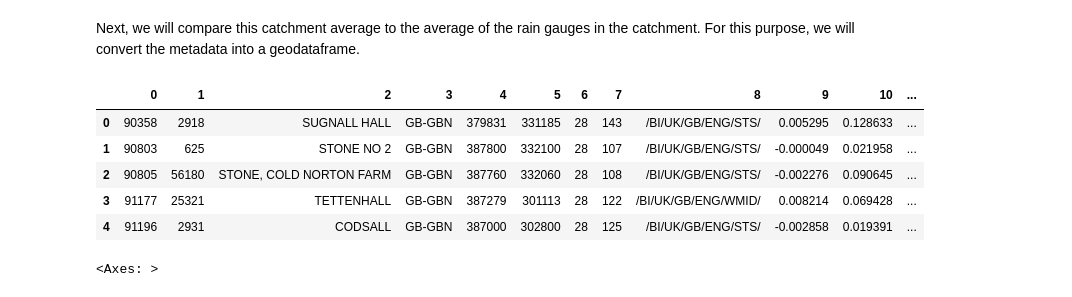
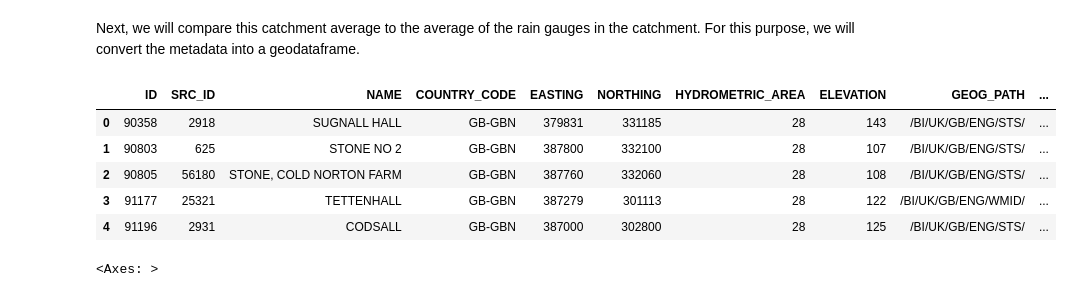
Before and after one commit to Thomasjkeel/UKCEH_Summer_School, a Jupyter notebook: Workshop_4/Workshop_4_rainfall_comparison.ipynb, the cells around one changed output. Saved outputs shown, nothing was run; the diff lists cells and outputs as text; code cells hidden in the pictures.

```diff
--- a/Workshop_4/Workshop_4_rainfall_comparison.ipynb
+++ b/Workshop_4/Workshop_4_rainfall_comparison.ipynb
@@ -575,11 +582,16 @@ one_gridcell_time = one_gauge_grid_cell['time'].data.flatten()
 # %%
+# extract data from the nearest grid cell
 one_gauge_grid_cell_df = pl.DataFrame({
-        "DATETIME": one_gridcell_time,
-        "PRECIPITATION_GRID": one_gridcell_rainfall_amount
+        "DATETIME": one_gauge_grid_cell['time'].data.flatten(),
+        "PRECIPITATION_GRID": one_gauge_grid_cell['rainfall_amount'].data.flatten()
     })
+
+# This is needed to get datetime in correct format
 one_gauge_grid_cell_df = one_gauge_grid_cell_df.with_columns(pl.col("DATETIME").cast(pl.Datetime("us")))
 # %%
+# Join the data together
 one_gauge_joined = one_gauge.join(one_gauge_grid_cell_df, on="DATETIME", how='left')
+one_gauge_joined = one_gauge_joined.rename({'PRECIPITATION': 'PRECIPITATION_GAUGE'})
 one_gauge_joined.head()
 # %% [output]
 shape: (5, 4)
@@ -593,6 +619,6 @@ shape: (5, 4)
 # %%
 one_gauge_joined = one_gauge_joined.with_columns(
-    (pl.col("PRECIPITATION") - pl.col("PRECIPITATION_GRID")).alias("rainfall_diff")
+    (pl.col("PRECIPITATION_GAUGE") - pl.col("PRECIPITATION_GRID")).alias("rainfall_diff")
 )
 # %%
 one_gauge_joined.head()
@@ -723,6 +749,8 @@ def calc_mean_diff_between_rain_gauge_and_nearest_grid_cell(gauge_id):
 
     # 5. Join to rain gauge data
     one_gauge_joined = one_gauge.join(one_gauge_grid_cell_df, on="DATETIME", how='left')
+    one_gauge_joined = one_gauge_joined.rename({"PRECIPITATION": "PRECIPITATION_GAUGE"})
+
 
     # 6. Calculate daily rainfall differences
     one_gauge_joined = calculate_rainfall_difference(one_gauge_joined)
@@ -754,7 +782,7 @@ def convert_gear_data_to_polars_df(gear_data):
 
 def calculate_rainfall_difference(one_gauge_joined):
     one_gauge_joined = one_gauge_joined.with_columns(
-            (pl.col("PRECIPITATION") - pl.col("PRECIPITATION_GRID")).alias("rainfall_diff")
+            (pl.col("PRECIPITATION_GAUGE") - pl.col("PRECIPITATION_GRID")).alias("rainfall_diff")
         )
     one_gauge_joined = one_gauge_joined.drop_nulls()
     return one_gauge_joined
@@ -962,14 +999,14 @@ geometry = [shapely.geometry.Point(xy) for xy in zip(severn_rain_gauge_metadata_
                                                      severn_rain_gauge_metadata_w_comparison["NORTHING"])]
 severn_rain_gauge_metadata_gdf = gpd.GeoDataFrame(severn_rain_gauge_metadata_w_comparison.to_pandas(), geometry=geometry, crs='EPSG:27700')
 # %%
-severn_rain_gauges_metadata_gdf.head()
+severn_rain_gauge_metadata_gdf.head()
 # %% [output]
-|  | 0 | 1 | 2 | 3 | 4 | 5 | 6 | 7 | 8 | 9 | 10 | ... |
-| 0 | 90358 | 2918 | SUGNALL HALL | GB-GBN | 379831 | 331185 | 28 | 143 | /BI/UK/GB/ENG/STS/ | 0.005295 | 0.128633 | ... |
-| 1 | 90803 | 625 | STONE NO 2 | GB-GBN | 387800 | 332100 | 28 | 107 | /BI/UK/GB/ENG/STS/ | -0.000049 | 0.021958 | ... |
-| 2 | 90805 | 56180 | STONE, COLD NORTON FARM | GB-GBN | 387760 | 332060 | 28 | 108 | /BI/UK/GB/ENG/STS/ | -0.002276 | 0.090645 | ... |
-| 3 | 91177 | 25321 | TETTENHALL | GB-GBN | 387279 | 301113 | 28 | 122 | /BI/UK/GB/ENG/WMID/ | 0.008214 | 0.069428 | ... |
-| 4 | 91196 | 2931 | CODSALL | GB-GBN | 387000 | 302800 | 28 | 125 | /BI/UK/GB/ENG/STS/ | -0.002858 | 0.019391 | ... |
+|  | ID | SRC_ID | NAME | COUNTRY_CODE | EASTING | NORTHING | HYDROMETRIC_AREA | ELEVATION | GEOG_PATH | ... |
+| 0 | 90358 | 2918 | SUGNALL HALL | GB-GBN | 379831 | 331185 | 28 | 143 | /BI/UK/GB/ENG/STS/ | ... |
+| 1 | 90803 | 625 | STONE NO 2 | GB-GBN | 387800 | 332100 | 28 | 107 | /BI/UK/GB/ENG/STS/ | ... |
+| 2 | 90805 | 56180 | STONE, COLD NORTON FARM | GB-GBN | 387760 | 332060 | 28 | 108 | /BI/UK/GB/ENG/STS/ | ... |
+| 3 | 91177 | 25321 | TETTENHALL | GB-GBN | 387279 | 301113 | 28 | 122 | /BI/UK/GB/ENG/WMID/ | ... |
+| 4 | 91196 | 2931 | CODSALL | GB-GBN | 387000 | 302800 | 28 | 125 | /BI/UK/GB/ENG/STS/ | ... |
 # %%
 abermule_metadata = severn_rain_gauge_metadata_gdf.loc[severn_rain_gauge_metadata_gdf.apply(lambda row: abermule_shp.contains(row['geometry']), axis=1).values]
 # %%
```
Also changed, not shown: parts of 51 cells of this notebook.
